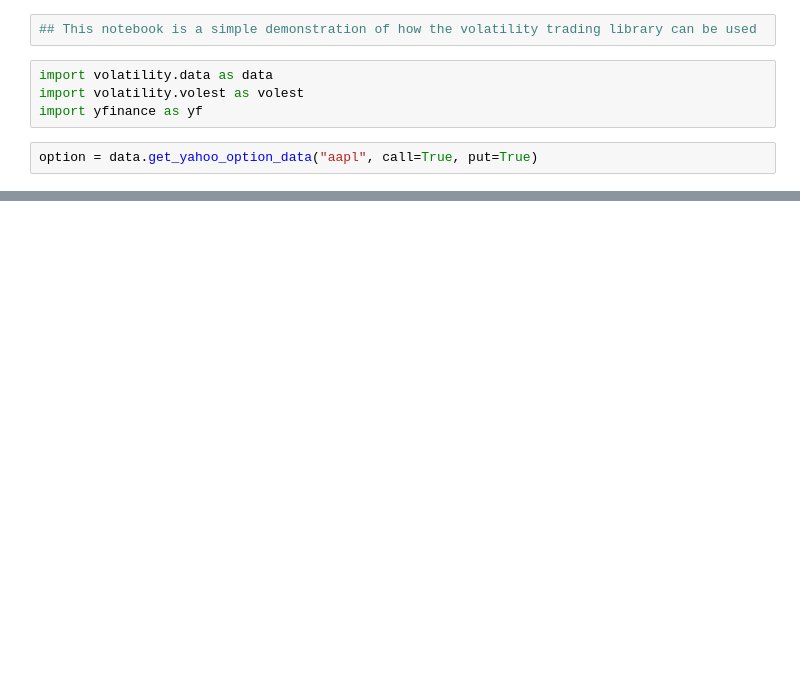
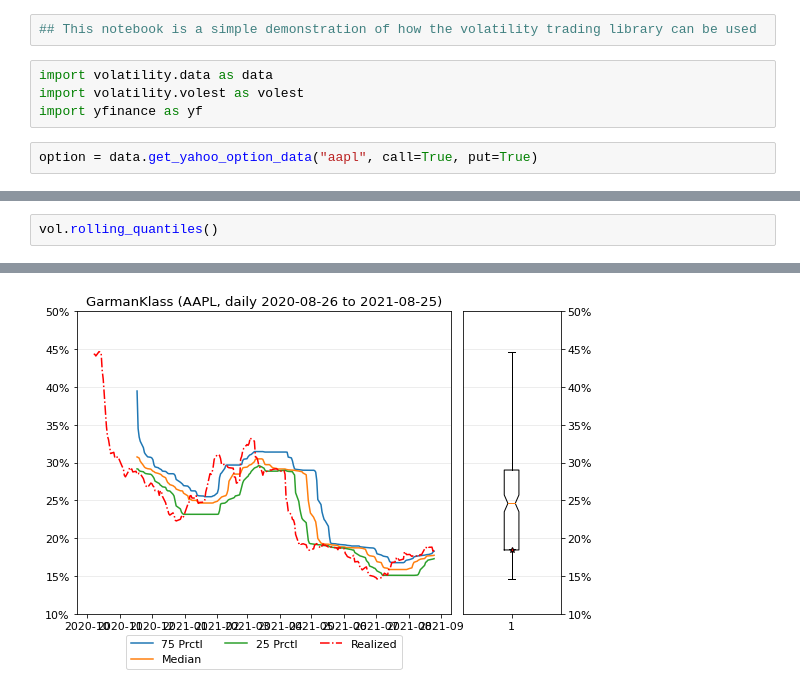
Before and after one commit to fredpell1/volatility-trading, a Jupyter notebook: yfinance_test.ipynb, the cells around one changed output, grey strips where cells are left out. Drawn from its saved outputs; the diff is of its cells as text; blank space fills up the shorter version.

```diff
--- a/yfinance_test.ipynb
+++ b/yfinance_test.ipynb
@@ -102,0 +32,3 @@ _,plt = vol.cones(windows=windows, quantiles=quantiles)
+# %%
+vol.rolling_quantiles()
+# %% [output]
@@ -102,0 +37 @@ _,plt = vol.cones(windows=windows, quantiles=quantiles)
+[figure, added]
```
Also changed, not shown: parts of 14 cells of this notebook, 1 other file.
